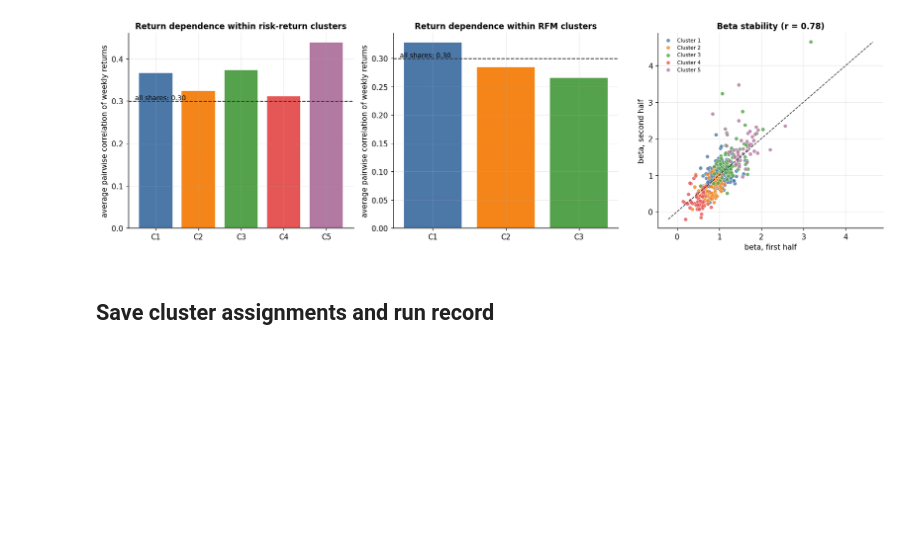
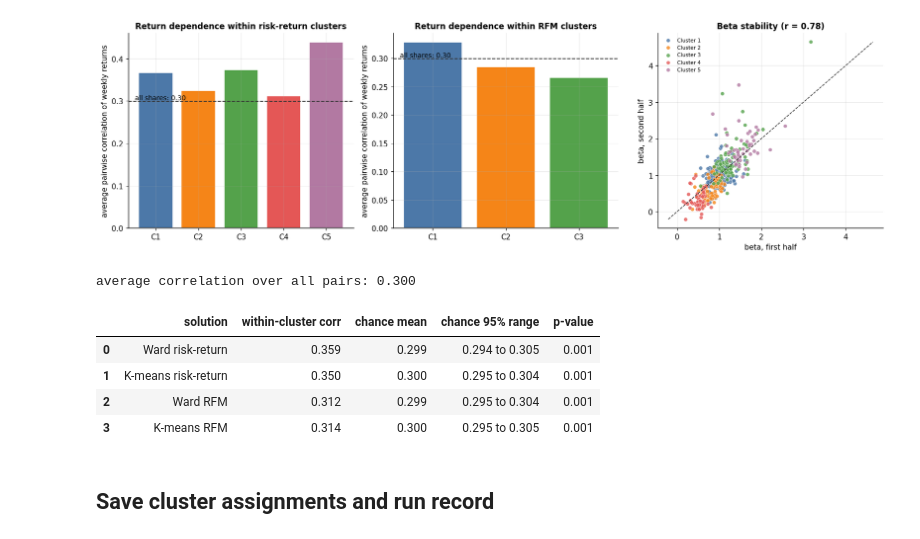
Before and after one commit to aaisha-aamina/crm-sp500-rfm-segmentation, a Jupyter notebook: Coursework_w2052143.ipynb, the cells around one changed output. Drawn from its saved outputs; the diff is of its cells as text; code cells hidden in the pictures; blank space fills up the shorter version.

Commit message:
Add independent return check, beta standard errors and permutation baseline; store data hash

```diff
--- a/Coursework_w2052143.ipynb
+++ b/Coursework_w2052143.ipynb
@@ -383,0 +412,15 @@ dtype: float64
+# %%
+# 1.3.2 estimation limits: standard error of each beta (simple regression on 207 weeks)
+x = b.values; n_obs = len(x); sxx = ((x - x.mean()) ** 2).sum()
+beta_se = {}
+for t in retained:
+    y = rets[t].values
+    slope, icpt = np.polyfit(x, y, 1)
+    resid = y - (icpt + slope * x)
+    beta_se[t] = np.sqrt((resid ** 2).sum() / (n_obs - 2) / sxx)
+beta_se = pd.Series(beta_se)
+half = 1.96 * beta_se
+print(f'median standard error of beta: {beta_se.median():.3f} '
+      f'(middle half of shares {beta_se.quantile(.25):.3f} to {beta_se.quantile(.75):.3f}, max {beta_se.max():.3f})')
+print(f'median 95% interval half-width: {half.median():.3f}')
+print(f'shares whose 95% interval includes beta = 1: {((beta - 1).abs() < half).mean():.1%}')
@@ -1198,6 +1245,36 @@ within RFM clusters:         {1: 0.33, 2: 0.28, 3: 0.27}
 
 Persistence across the two halves of the period (103 and 104 weeks): beta correlation = 0.78, mean-return correlation = -0.30
 [figure]
+# %%
+# 3.2.3 permutation baseline: is within-cluster correlation higher than chance?
+def within_overall(lab):
+    tot, pairs = 0.0, 0
+    for c in np.unique(lab):
+        idx = np.where(lab == c)[0]; k = len(idx)
+        if k > 1:
+            sub = C[np.ix_(idx, idx)]
+            tot += sub[~np.eye(k, dtype=bool)].sum(); pairs += k * (k - 1)
+    return tot / pairs
+
+rng = np.random.default_rng(SEED)
+rows = []
+for name, col in [('Ward risk-return', 'ward_rr'), ('K-means risk-return', 'km_rr'),
+                  ('Ward RFM', 'ward_act'), ('K-means RFM', 'km_act')]:
+    lab = cs[col].values
+    obs = within_overall(lab)
+    null = np.array([within_overall(rng.permutation(lab)) for _ in range(1000)])
+    lo, hi = np.percentile(null, [2.5, 97.5])
+    rows.append((name, round(obs, 3), round(null.mean(), 3), f'{lo:.3f} to {hi:.3f}', round((np.sum(null >= obs) + 1) / 1001, 4)))
+perm = pd.DataFrame(rows, columns=['solution', 'within-cluster corr', 'chance mean', 'chance 95% range', 'p-value'])
+print(f'average correlation over all pairs: {overall_corr:.3f}')
+perm
+# %% [output]
+average correlation over all pairs: 0.300
+|  | solution | within-cluster corr | chance mean | chance 95% range | p-value |
+| 0 | Ward risk-return | 0.359 | 0.299 | 0.294 to 0.305 | 0.001 |
+| 1 | K-means risk-return | 0.350 | 0.300 | 0.295 to 0.304 | 0.001 |
+| 2 | Ward RFM | 0.312 | 0.299 | 0.295 to 0.304 | 0.001 |
+| 3 | K-means RFM | 0.314 | 0.300 | 0.295 to 0.305 | 0.001 |
 # %% [markdown]
 ## Save cluster assignments and run record
 # %%
```
Also changed, not shown: parts of 5 cells of this notebook.
